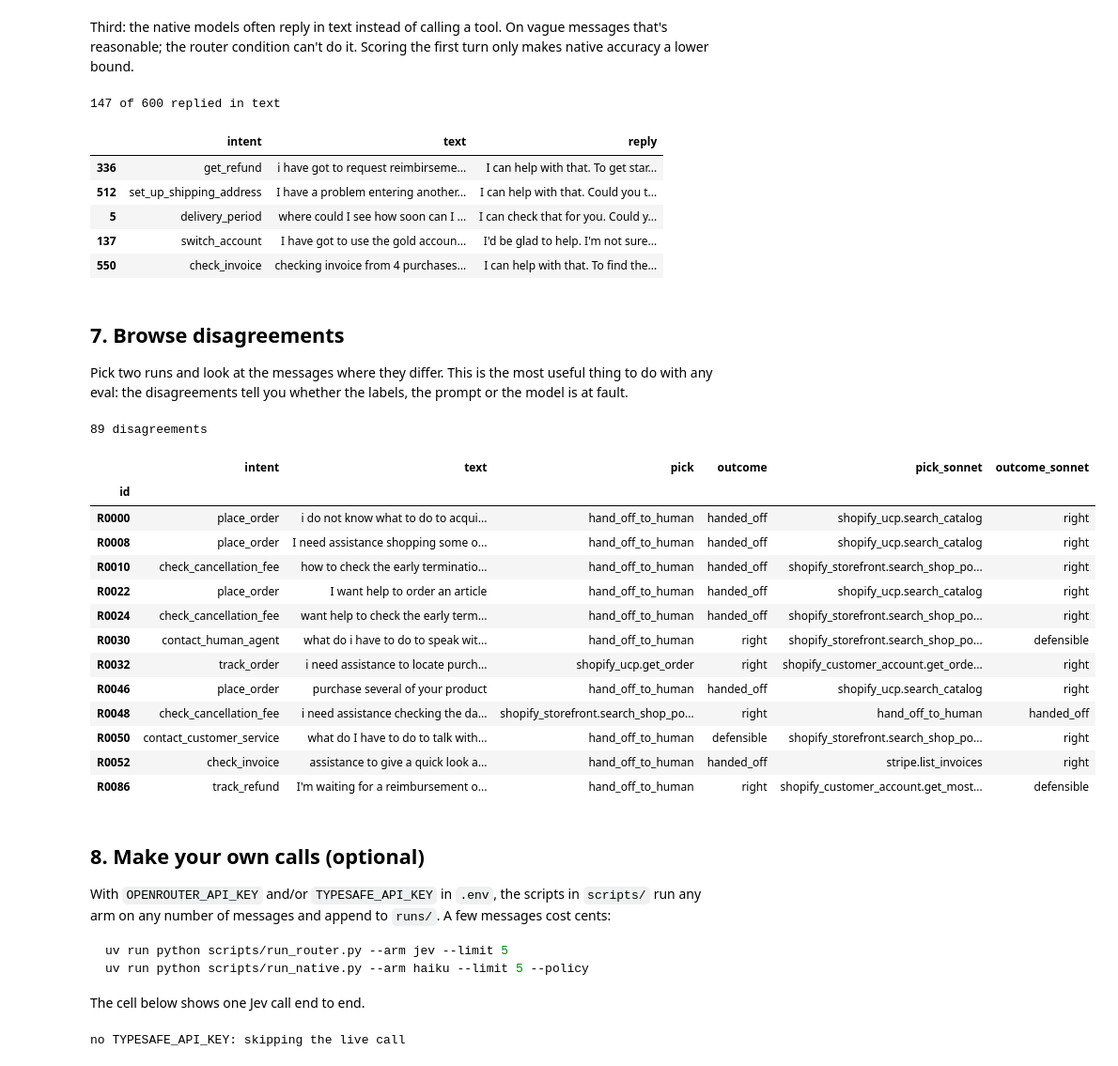
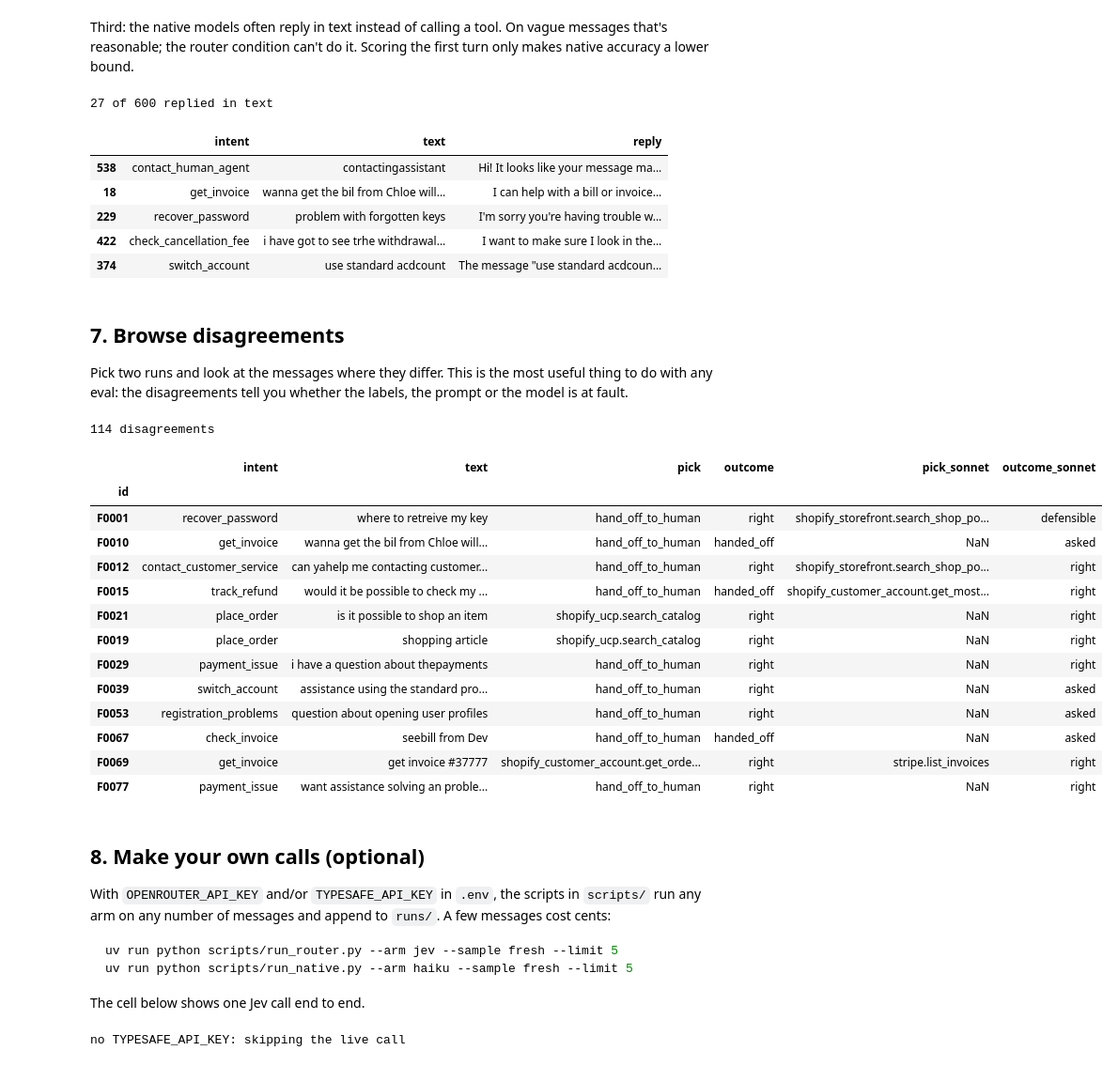
Before and after one commit to roger-yu-ds/jev-tool-selection, a Jupyter notebook: notebooks/tool_selection.ipynb, the cells around one changed output. Shown at 94% size. Saved outputs shown, nothing was run; the diff lists cells and outputs as text; code cells hidden in the pictures.

````diff
--- a/notebooks/tool_selection.ipynb
+++ b/notebooks/tool_selection.ipynb
@@ -266,46 +246,46 @@ pd.DataFrame(tp.gate_curve("jev")).style.format({"acted": "{:.1%}", "wrong_of_ac
 Third: the native models often reply in text instead of calling a tool. On vague messages that's reasonable; the
 router condition can't do it. Scoring the first turn only makes native accuracy a lower bound.
 # %%
-nat = pd.DataFrame(tp.scored_rows("native_sonnet"))
+nat = pd.DataFrame(tp.scored_rows("fresh/native_sonnet"))
 asked = nat[nat["outcome"] == "asked"]
 print(f"{len(asked)} of {len(nat)} replied in text")
 asked[["intent", "text", "reply"]].sample(5, random_state=2)
 # %% [output]
-147 of 600 replied in text
+27 of 600 replied in text
 |  | intent | text | reply |
-| 336 | get_refund | i have got to request reimbirseme... | I can help with that. To get star... |
-| 512 | set_up_shipping_address | I have a problem entering another... | I can help with that. Could you t... |
-| 5 | delivery_period | where could I see how soon can I ... | I can check that for you. Could y... |
-| 137 | switch_account | I have got to use the gold accoun... | I'd be glad to help. I'm not sure... |
-| 550 | check_invoice | checking invoice from 4 purchases... | I can help with that. To find the... |
+| 538 | contact_human_agent | contactingassistant | Hi! It looks like your message ma... |
+| 18 | get_invoice | wanna get the bil from Chloe will... | I can help with a bill or invoice... |
+| 229 | recover_password | problem with forgotten keys | I'm sorry you're having trouble w... |
+| 422 | check_cancellation_fee | i have got to see trhe withdrawal... | I want to make sure I look in the... |
+| 374 | switch_account | use standard acdcount | The message "use standard acdcoun... |
 # %% [markdown]
 ## 7. Browse disagreements
 
 Pick two runs and look at the messages where they differ. This is the most useful thing to do with any eval:
 the disagreements tell you whether the labels, the prompt or the model is at fault.
 # %%
-a = pd.DataFrame(tp.scored_rows("jev")).set_index("id")
-b = pd.DataFrame(tp.scored_rows("router_sonnet_policy")).set_index("id")
+a = pd.DataFrame(tp.scored_rows("fresh/jev")).set_index("id")
+b = pd.DataFrame(tp.scored_rows("fresh/native_sonnet")).set_index("id")
 both = a.join(b[["pick", "outcome", "reply"]], rsuffix="_sonnet", how="inner")
 diff = both[both["pick"].fillna("-") != both["pick_sonnet"].fillna("-")]
 print(len(diff), "disagreements")
 diff[["intent", "text", "pick", "outcome", "pick_sonnet", "outcome_sonnet"]].head(12)
 # %% [output]
-89 disagreements
+114 disagreements
 |  | intent | text | pick | outcome | pick_sonnet | outcome_sonnet |
 | id |  |  |  |  |  |  |
-| R0000 | place_order | i do not know what to do to acqui... | hand_off_to_human | handed_off | shopify_ucp.search_catalog | right |
-| R0008 | place_order | I need assistance shopping some o... | hand_off_to_human | handed_off | shopify_ucp.search_catalog | right |
-| R0010 | check_cancellation_fee | how to check the early terminatio... | hand_off_to_human | handed_off | shopify_storefront.search_shop_po... | right |
-| R0022 | place_order | I want help to order an article | hand_off_to_human | handed_off | shopify_ucp.search_catalog | right |
-| R0024 | check_cancellation_fee | want help to check the early term... | hand_off_to_human | handed_off | shopify_storefront.search_shop_po... | right |
-| R0030 | contact_human_agent | what do i have to do to speak wit... | hand_off_to_human | right | shopify_storefront.search_shop_po... | defensible |
-| R0032 | track_order | i need assistance to locate purch... | shopify_ucp.get_order | right | shopify_customer_account.get_orde... | right |
-| R0046 | place_order | purchase several of your product | hand_off_to_human | handed_off | shopify_ucp.search_catalog | right |
-| R0048 | check_cancellation_fee | i need assistance checking the da... | shopify_storefront.search_shop_po... | right | hand_off_to_human | handed_off |
-| R0050 | contact_customer_service | what do I have to do to talk with... | hand_off_to_human | defensible | shopify_storefront.search_shop_po... | right |
-| R0052 | check_invoice | assistance to give a quick look a... | hand_off_to_human | handed_off | stripe.list_invoices | right |
-| R0086 | track_refund | I'm waiting for a reimbursement o... | hand_off_to_human | right | shopify_customer_account.get_most... | defensible |
+| F0001 | recover_password | where to retreive my key | hand_off_to_human | right | shopify_storefront.search_shop_po... | defensible |
+| F0010 | get_invoice | wanna get the bil from Chloe will... | hand_off_to_human | handed_off | NaN | asked |
+| F0012 | contact_customer_service | can yahelp me contacting customer... | hand_off_to_human | right | shopify_storefront.search_shop_po... | right |
+| F0015 | track_refund | would it be possible to check my ... | hand_off_to_human | handed_off | shopify_customer_account.get_most... | right |
+| F0021 | place_order | is it possible to shop an item | shopify_ucp.search_catalog | right | NaN | right |
+| F0019 | place_order | shopping article | shopify_ucp.search_catalog | right | NaN | right |
+| F0029 | payment_issue | i have a question about thepayments | hand_off_to_human | right | NaN | right |
+| F0039 | switch_account | assistance using the standard pro... | hand_off_to_human | right | NaN | asked |
+| F0053 | registration_problems | question about opening user profiles | hand_off_to_human | right | NaN | asked |
+| F0067 | check_invoice | seebill from Dev | hand_off_to_human | handed_off | NaN | asked |
+| F0069 | get_invoice | get invoice #37777 | shopify_customer_account.get_orde... | right | stripe.list_invoices | right |
+| F0077 | payment_issue | want assistance solving an proble... | hand_off_to_human | right | NaN | right |
 # %% [markdown]
 ## 8. Make your own calls (optional)
 
@@ -313,8 +293,8 @@ With `OPENROUTER_API_KEY` and/or `TYPESAFE_API_KEY` in `.env`, the scripts in `s
 number of messages and append to `runs/`. A few messages cost cents:
 
 ```bash
-uv run python scripts/run_router.py --arm jev --limit 5
-uv run python scripts/run_native.py --arm haiku --limit 5 --policy
+uv run python scripts/run_router.py --arm jev --sample fresh --limit 5
+uv run python scripts/run_native.py --arm haiku --sample fresh --limit 5
 ```
 
 The cell below shows one Jev call end to end.
````
Also changed, not shown: parts of 22 cells of this notebook, 35 other files.
